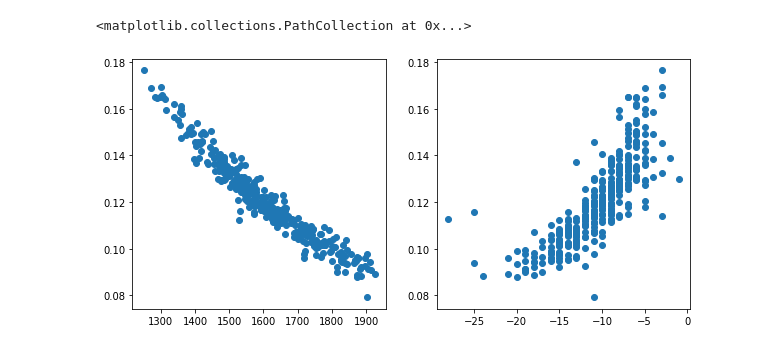
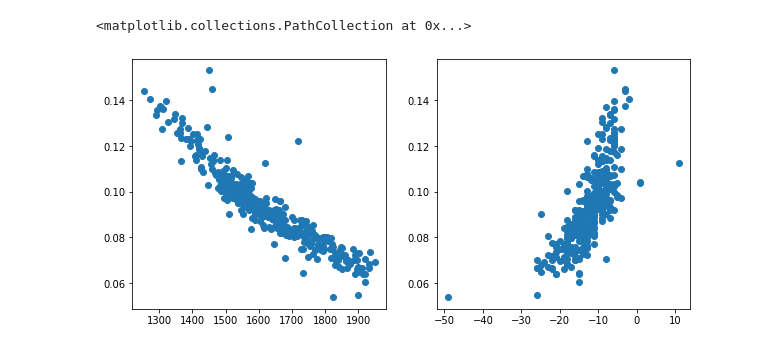
Before and after one commit to mvicenzi/pmt-calibration, a Jupyter notebook: gain/equalization/gain-calibration.ipynb, the cells around one changed output. Drawn from its saved outputs; the diff is of its cells as text; code cells hidden in the pictures.

```diff
--- a/gain/equalization/gain-calibration.ipynb
+++ b/gain/equalization/gain-calibration.ipynb
@@ -512,18 +514,18 @@ plt.show()
 # %%
-runhvdb = {  13646:"m30", 13642: "nominal", 13648:"p20", 13651:"p30", 13653:"p50" }
-date = "20250915"
+runhvdb = {  14799:"m10", 14797: "nominal", 14800:"p10", 14802:"p20", 14803:"p30", 14804:"p50" }
+date = "20260926"
 voltages, bkg = loaddata(runhvdb, date)
 
 valid_pmts = [ pmt for pmt in range(0, 360) if pmt not in [ 350, 248, 215, 190, 161, 139, 127, 103, 131, 59, 52, 21, 5, 71, 51, 79 ] ]
 gains_array = [  get_list_for_ch(pmt, bkg, voltages)[1] for pmt in valid_pmts ]
 gains_diff = [ np.max(val)-np.min(val) for val in gains_array ]
 new_volt_array = [  new_hv_dict.get(pmt)[0] for pmt in range(0, 360) if pmt in valid_pmts ]
 delta_volt_array = [  old_hv_dict.get(pmt)[0]-new_hv_dict.get(pmt)[0] for pmt in valid_pmts ]
 
 fig, ax = plt.subplots(1,2, figsize=(10, 4.6))
 
 ax[0].scatter( new_volt_array, gains_diff )
 ax[1].scatter( delta_volt_array, gains_diff )
 # %% [output]
 <matplotlib.collections.PathCollection at 0x...>
-[figure, old version]
+[figure, new version]
```
Also changed, not shown: parts of 8 cells of this notebook, 6 other files.
